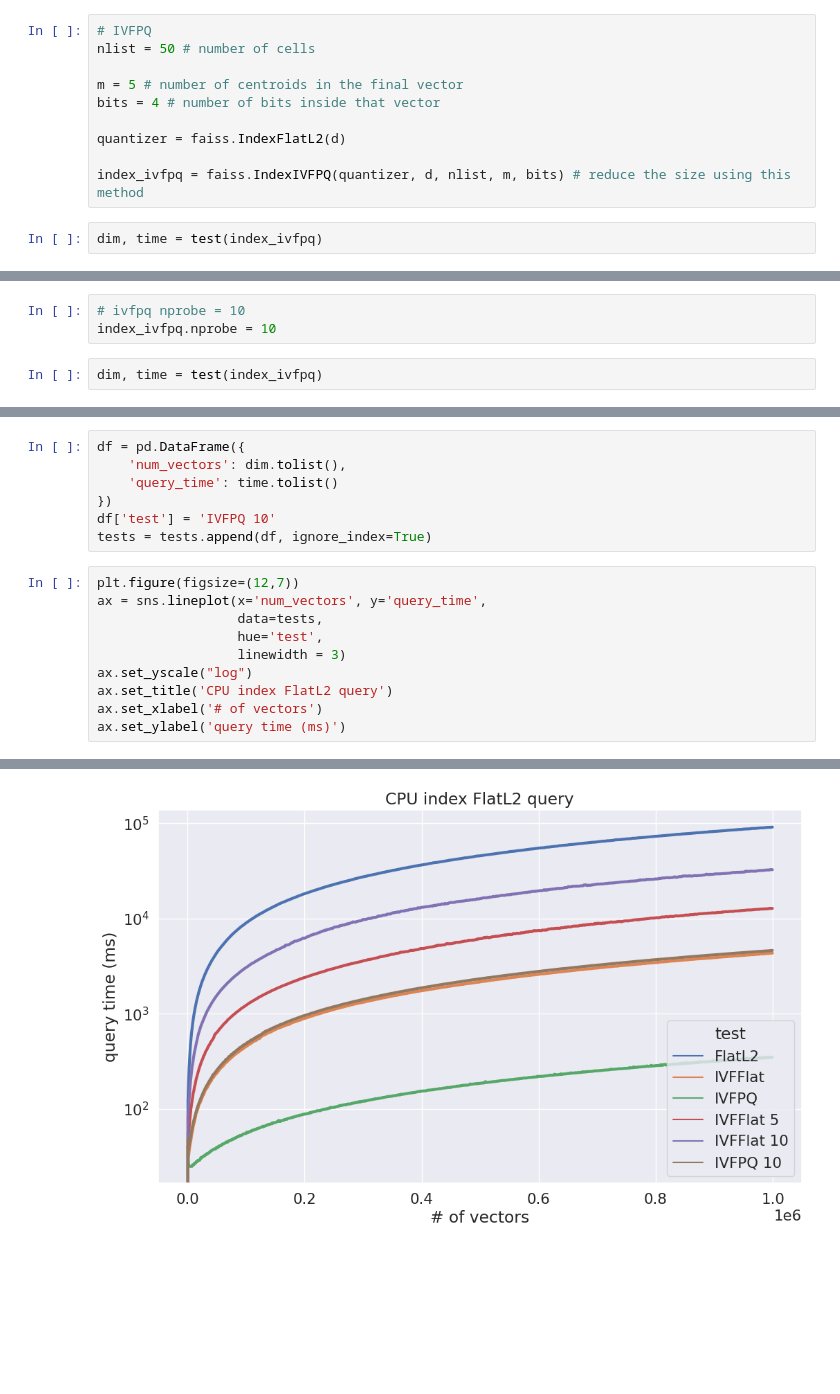
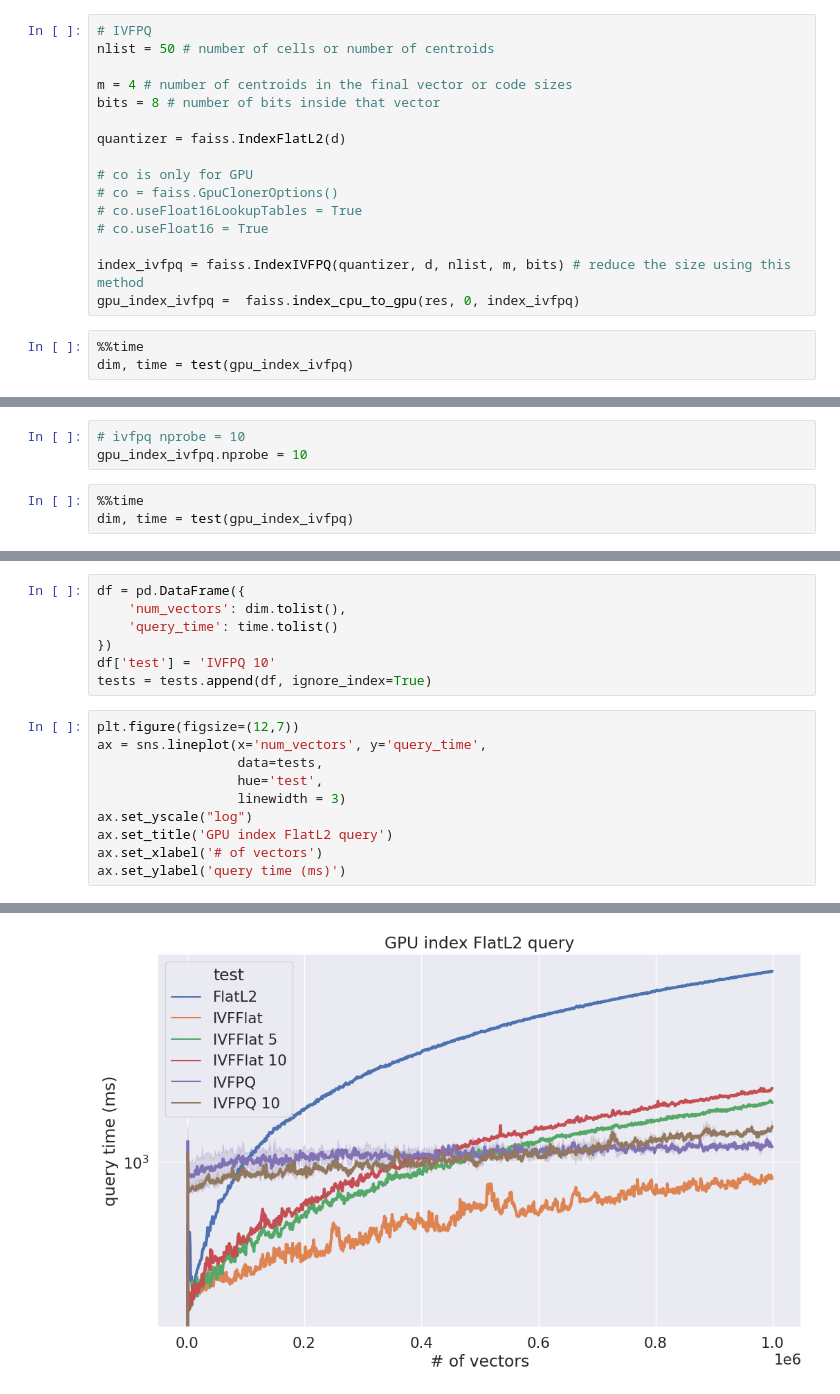
Before and after one commit to juanxo90/NLP_transformers, a Jupyter notebook: pinecone/FAISS_intro.ipynb, the cells around one changed output, grey strips where cells are left out. Cells and saved outputs as stored; diff of their text form; blank space fills up the shorter version.

Commit message:
GPU laptop test

```diff
--- a/pinecone/FAISS_intro.ipynb
+++ b/pinecone/FAISS_intro.ipynb
@@ -348,13 +303,20 @@ d%5
 0
 # %%
 # IVFPQ
-nlist = 50 # number of cells
+nlist = 50 # number of cells or number of centroids
 
-m = 5 # number of centroids in the final vector
-bits = 4 # number of bits inside that vector
+m = 4 # number of centroids in the final vector or code sizes
+bits = 8 # number of bits inside that vector
 
 quantizer = faiss.IndexFlatL2(d)
 
+# co is only for GPU
+# co = faiss.GpuClonerOptions()
+# co.useFloat16LookupTables = True
+# co.useFloat16 = True
+
 index_ivfpq = faiss.IndexIVFPQ(quantizer, d, nlist, m, bits) # reduce the size using this method
+gpu_index_ivfpq =  faiss.index_cpu_to_gpu(res, 0, index_ivfpq)
 # %%
-dim, time = test(index_ivfpq)
+%%time
+dim, time = test(gpu_index_ivfpq)
@@ -367,6 +336,7 @@ df['test'] = 'IVFPQ'
 tests = tests.append(df, ignore_index=True)
 # %%
 # ivfpq nprobe = 10
-index_ivfpq.nprobe = 10
+gpu_index_ivfpq.nprobe = 10
 # %%
-dim, time = test(index_ivfpq)
+%%time
+dim, time = test(gpu_index_ivfpq)
@@ -380,13 +353,13 @@ tests = tests.append(df, ignore_index=True)
 # %%
 plt.figure(figsize=(12,7))
 ax = sns.lineplot(x='num_vectors', y='query_time',
                   data=tests,
                   hue='test',
                   linewidth = 3)
 ax.set_yscale("log")
-ax.set_title('CPU index FlatL2 query')
+ax.set_title('GPU index FlatL2 query')
 ax.set_xlabel('# of vectors')
 ax.set_ylabel('query time (ms)')
 # %% [output]
 Text(0, 0.5, 'query time (ms)')
-[figure, old version]
+[figure, new version]
```
Also changed, not shown: parts of 34 cells of this notebook.
